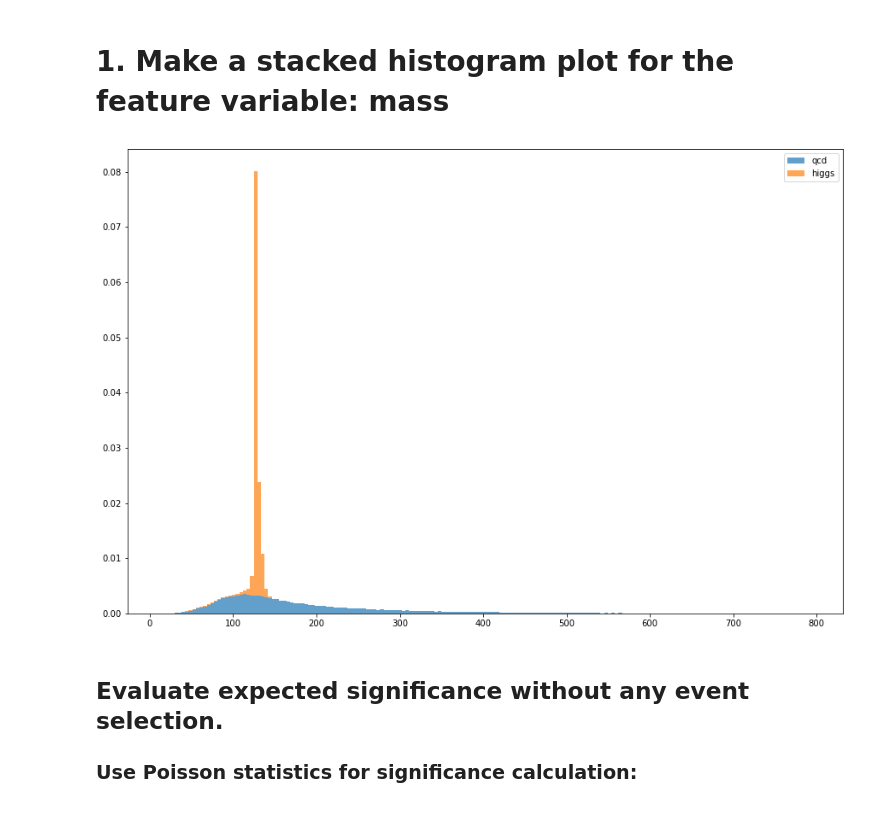
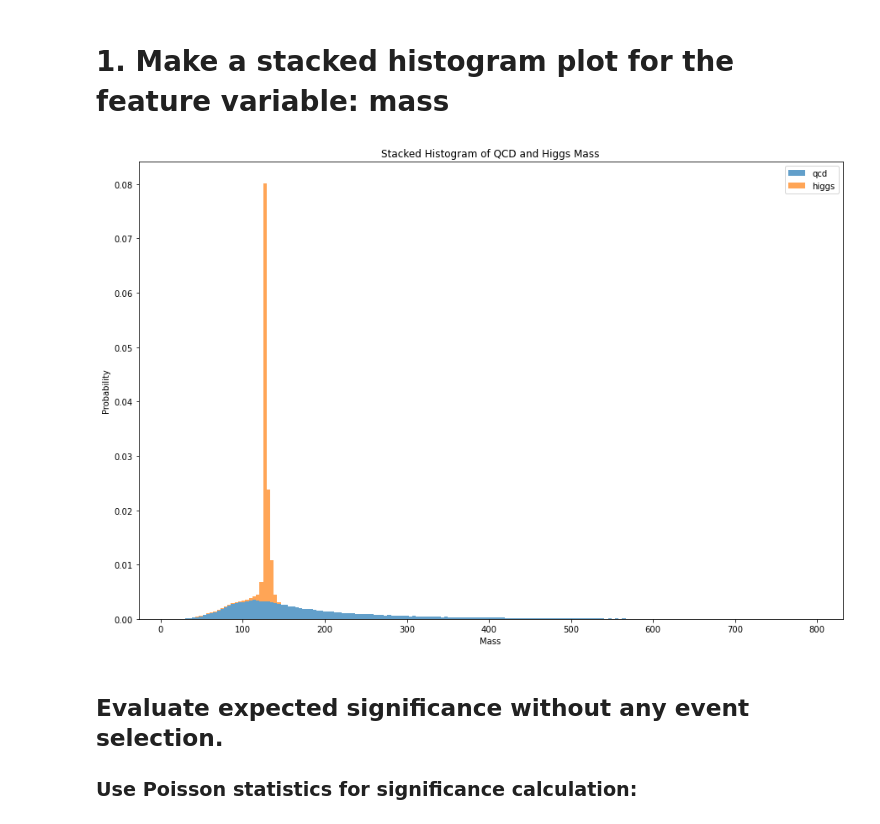
Before and after one commit to afspicciati/Phys-434, a Jupyter notebook: Lab7&8.ipynb, the cells around one changed output. Cells and saved outputs as stored; diff of their text form; code cells hidden in the pictures.

```diff
--- a/Lab7.ipynb
+++ b/Lab7&8.ipynb
@@ -19,10 +22,13 @@ with open('/home/jovyan/LHC_Data/Training-Set-2/qcd_100000_pt_1000_1200.pkl', 'r
 # %% [markdown]
 # 1. Make a stacked histogram plot for the feature variable: mass
 # %%
-plt.hist([qcd['mass'],higgs['mass']],stacked=True,bins=180,density = True, label = ['qcd','higgs'],alpha=0.7);
+plt.hist([qcd['mass'],higgs['mass']],stacked=True,bins=180,density = True, label = ['qcd','higgs'],alpha=0.7)
+plt.title('Stacked Histogram of QCD and Higgs Mass')
+plt.xlabel('Mass')
+plt.ylabel('Probability')
 plt.legend();
 # %% [output]
-[figure, old version]
+[figure, new version]
 # %% [markdown]
 ## Evaluate expected significance without any event selection.
 ### Use Poisson statistics for significance calculation:
```
Also changed, not shown: parts of 11 cells of this notebook.
